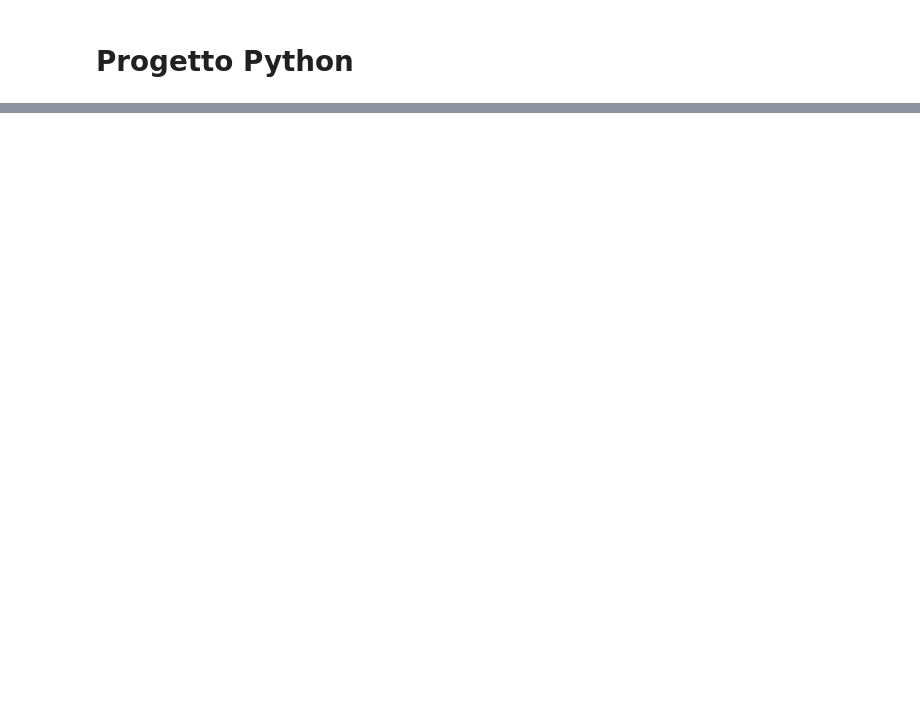
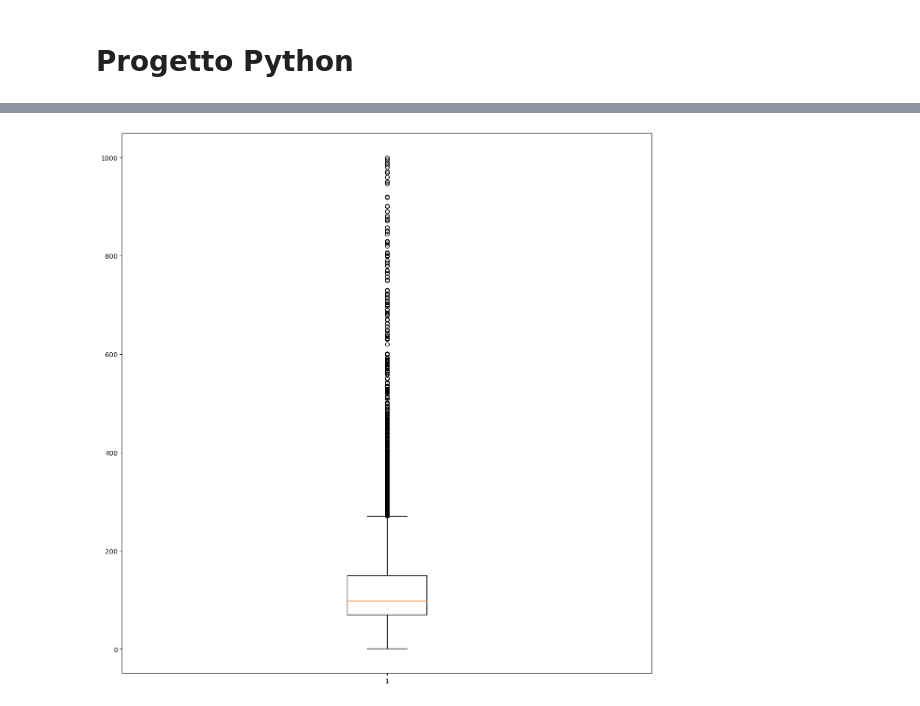
Before and after one commit to Ivanoco27/Progetto-Python, a Jupyter notebook: Progetto Python.ipynb, the cells around one changed output, grey strips where cells are left out. Drawn from its saved outputs; the diff is of its cells as text; code cells hidden in the pictures; blank space fills up the shorter version.

```diff
--- a/Progetto Python.ipynb
+++ b/Progetto Python.ipynb
@@ -36,0 +214,2 @@ df_reviews = pd.read_csv('/Users/ivano/Documents/reviews.csv')
+# %%
+cols = ['name', 'description', 'neighborhood_overview', 'host_about']
@@ -36,0 +232,2 @@ df_reviews = pd.read_csv('/Users/ivano/Documents/reviews.csv')
+# %%
+df_smart = add_counts_col(df_smart, cols)
@@ -36,0 +249,24 @@ df_reviews = pd.read_csv('/Users/ivano/Documents/reviews.csv')
+# %%
+from shapely.geometry import Point
+
+def make_point(df, lat_col, lon_col):
+    """
+    Crea una nuova colonna che contiene le coordinate latitudine e longitudine in formato Point.
+
+    Args:
+        df (pandas.DataFrame): il dataframe di partenza.
+        lat_col (str): il nome della colonna contenente le latitudini.
+        lon_col (str): il nome della colonna contenente le longitudini.
+
+    Returns:
+        pandas.DataFrame: il dataframe con la nuova colonna contenente le coordinate in formato Point.
+    """
+    # Crea una copia del dataframe originale
+    df_smart = df.copy()
+
+    # Crea la nuova colonna contenente le coordinate in formato Point
+    df_smart['coordinates'] = df_smart.apply(lambda row: Point(row[lon_col], row[lat_col]), axis=1)
+
+    return df_smart
+# %%
+df_smart = make_point(df_smart, 'latitude', 'longitude')
@@ -36,0 +290,7 @@ df_reviews = pd.read_csv('/Users/ivano/Documents/reviews.csv')
+# %%
+fig,ax = plt.subplots(figsize=(12,12), ncols=1)
+ax.boxplot(df_smart['price'])
+plt.tight_layout()
+plt.show()
+# %% [output]
+[figure, added]
```
Also changed, not shown: parts of 180 cells of this notebook.
